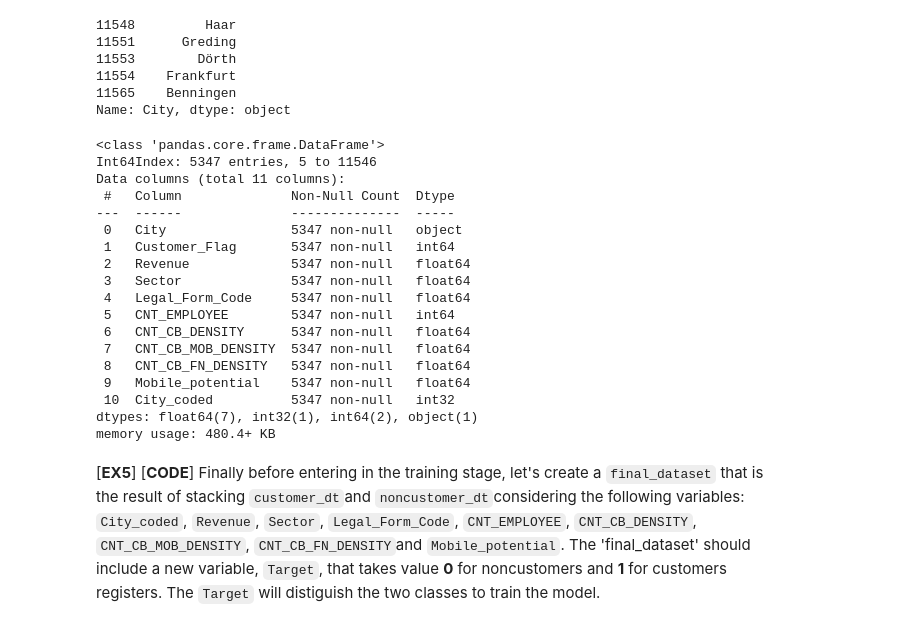
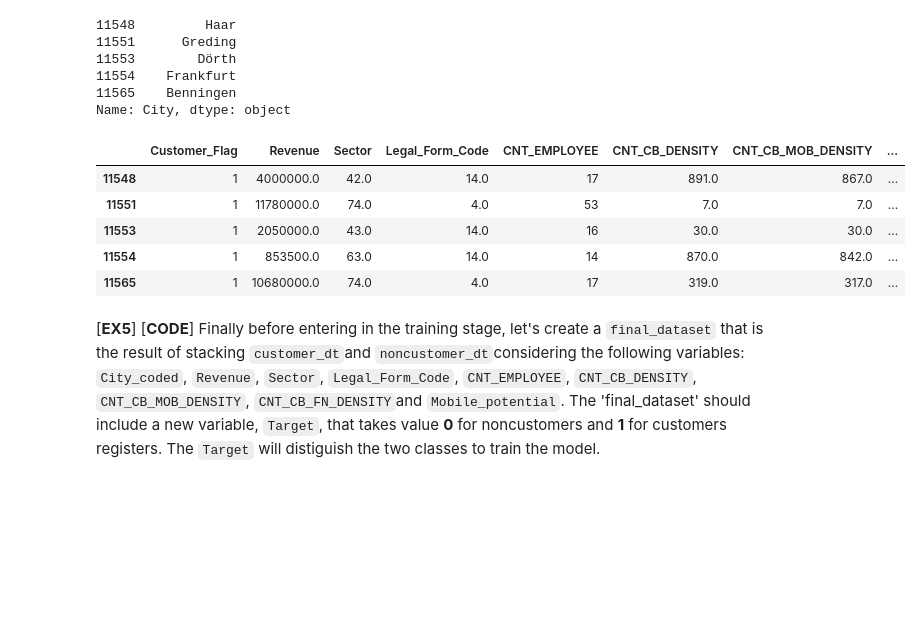
Before and after one commit to alex1162/Machine-Learning, a Jupyter notebook: PJ2/P02.ipynb, the cells around one changed output. Cells and saved outputs as stored; diff of their text form; code cells hidden in the pictures; blank space fills up the shorter version.

```diff
--- a/PJ2/P02.ipynb
+++ b/PJ2/P02.ipynb
@@ -349,24 +352,12 @@ noncustomer_dt_no_outliers['City_coded']=city_encoder.transform(noncustomer_dt_n
-# %%
-noncustomer_dt_no_outliers.info()
-# %% [output]
-<class 'pandas.core.frame.DataFrame'>
-Int64Index: 5347 entries, 5 to 11546
-Data columns (total 11 columns):
- #   Column              Non-Null Count  Dtype
----  ------              --------------  -----
- 0   City                5347 non-null   object
- 1   Customer_Flag       5347 non-null   int64
- 2   Revenue             5347 non-null   float64
- 3   Sector              5347 non-null   float64
- 4   Legal_Form_Code     5347 non-null   float64
- 5   CNT_EMPLOYEE        5347 non-null   int64
- 6   CNT_CB_DENSITY      5347 non-null   float64
- 7   CNT_CB_MOB_DENSITY  5347 non-null   float64
- 8   CNT_CB_FN_DENSITY   5347 non-null   float64
- 9   Mobile_potential    5347 non-null   float64
- 10  City_coded          5347 non-null   int32
-dtypes: float64(7), int32(1), int64(2), object(1)
-memory usage: 480.4+ KB
+# %%
+no_city_cust.head()
+# %% [output]
+|  | Customer_Flag | Revenue | Sector | Legal_Form_Code | CNT_EMPLOYEE | CNT_CB_DENSITY | CNT_CB_MOB_DENSITY | ... |
+| 11548 | 1 | 4000000.0 | 42.0 | 14.0 | 17 | 891.0 | 867.0 | ... |
+| 11551 | 1 | 11780000.0 | 74.0 | 4.0 | 53 | 7.0 | 7.0 | ... |
+| 11553 | 1 | 2050000.0 | 43.0 | 14.0 | 16 | 30.0 | 30.0 | ... |
+| 11554 | 1 | 853500.0 | 63.0 | 14.0 | 14 | 870.0 | 842.0 | ... |
+| 11565 | 1 | 10680000.0 | 74.0 | 4.0 | 17 | 319.0 | 317.0 | ... |
 # %% [markdown]
 [**EX5**] [**CODE**] Finally before entering in the training stage,  let's create a `final_dataset` that is the result of stacking `customer_dt`and `noncustomer_dt`considering the following variables: `City_coded`, `Revenue`, `Sector`, `Legal_Form_Code`, `CNT_EMPLOYEE`, `CNT_CB_DENSITY`, `CNT_CB_MOB_DENSITY`, `CNT_CB_FN_DENSITY`and `Mobile_potential`. The 'final_dataset' should include a new variable, `Target`, that takes value **0** for noncustomers and **1** for customers registers. The `Target` will distiguish the two classes to train the model.
 # %% [markdown]
```
Also changed, not shown: parts of 12 cells of this notebook.
